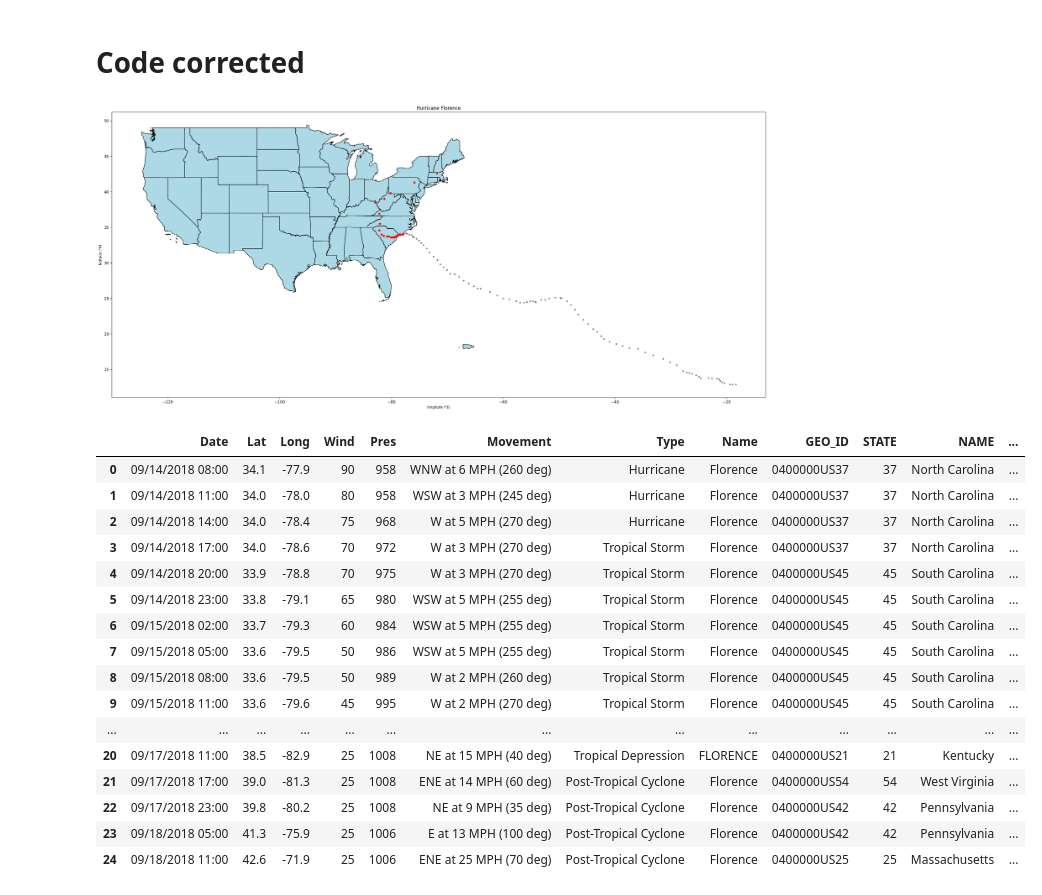
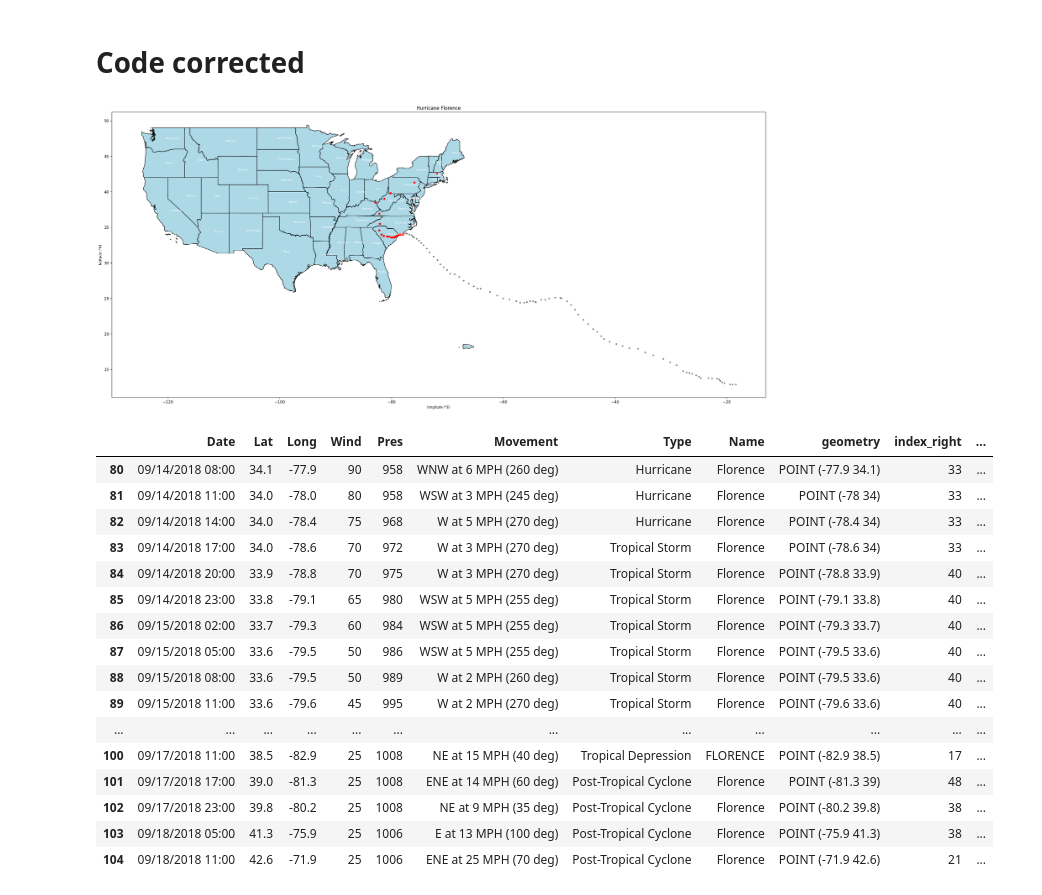
Before and after one commit to LucaSchaerz/2025_Intro_Python, a Jupyter notebook: FEEDBACK_SCHARZ.ipynb, the cells around one changed output. Saved outputs shown, nothing was run; the diff lists cells and outputs as text; code cells hidden in the pictures.

```diff
--- a/FEEDBACK_SCHARZ.ipynb
+++ b/FEEDBACK_SCHARZ.ipynb
@@ -37,7 +84,11 @@ florence = pd.read_csv(track_path)
 florence = florence.drop(["AdvisoryNumber", "Forecaster", "Received"], axis=1)
 
 # Plot the US states (Alaska and Hawaii excluded)
-flagged = country[~country["NAME"].isin(["Alaska", "Hawaii"])]
+# **THE TREE ITERATION OF ERRORS**
+
+# US = ~country.contains('Hawaii'|'Alaska')
+# US = ~country.str.contains('Hawaii'|'Alaska')
+# US = ~country.isin(['Hawaii', 'Alaska'])
 
 # Create a geodataframe from the hurricane florence dataframe
 gdf_florence = gpd.GeoDataFrame(
@@ -46,14 +97,34 @@ gdf_florence = gpd.GeoDataFrame(
     crs="EPSG:4326")
 
 # Plot
-florence_inside = gpd.overlay(gdf_florence, flagged, how="intersection")
+florence_inside = gpd.sjoin(gdf_florence, US, how='inner', predicate='intersects')
 
 fig, ax = plt.subplots(figsize=(30, 20))
-flagged.plot(ax=ax, color="lightblue", edgecolor="black")
+US.plot(ax=ax, color="lightblue", edgecolor="black")
 
 # Red Marker
 gdf_florence.plot(ax=ax, color="grey", markersize=10)
 florence_inside.plot(ax=ax, color="red", markersize=20)
+
+# Give a name
+#for name, geom in zip(US["NAME"], US.geometry):
+    #centroid = geom.centroid
+    #ax.annotate(text=name, xy=(centroid.x, centroid.y),ha="center", fontsize=6, color="white")
+
+# 1st iteration of error
+#for name in US["NAME"]:
+  #centroid= name.centroid
+  #ax.annotate(text=name, xy=(centroid.x, centroid.y),ha="center", fontsize=6, color="white")
+
+# 2nd iteration of error
+for name, geometry in US:
+  centroid= geometry.centroid
+  ax.annotate(text=name, xy=(centroid.x, centroid.y),ha="center", fontsize=6, color="white")
+
+# 3rd iteration now it works
+#for name, geom in zip(US["NAME"], US["geometry"]):
+  #centroid= geom.centroid
+  #ax.annotate(text=name, xy=(centroid.x, centroid.y),ha="center", fontsize=6, color="white")
 
 ax.set_xlabel("longitude (°E)")
 ax.set_ylabel("latitude (°N)")
@@ -62,4 +133,5 @@ plt.show()
 
 #Show the intersect
 florence_inside.head(30)
+US.head(3)
 # %% [output]
@@ -78,51 +150,59 @@ country = gpd.read_file(states_path)
 florence = pd.read_csv(track_path)
 
 #prepare the data
+# HERE IT WORKS !!
 florence = florence.drop(["AdvisoryNumber", "Forecaster", "Received"], axis=1)
 florence["Long"] = 0 - florence["Long"]
 
 # Plot the US states (Alaska and Hawaii excluded)
-flagged = country[~country["NAME"].isin(["Alaska", "Hawaii"])]
+# HERE IT WORKS !!
+US = country[~country["NAME"].isin(["Hawaii", "Alaska"])]
 
 # Create a geodataframe from the hurricane florence dataframe
 gdf_florence = gpd.GeoDataFrame(
     florence,
     geometry=gpd.points_from_xy(florence["Long"], florence["Lat"]),
     crs="EPSG:4326")
 
 # Plot
-florence_inside = gpd.overlay(gdf_florence, flagged, how="intersection")
+florence_inside = gpd.sjoin(gdf_florence, US, how='inner', predicate='intersects')
 
 fig, ax = plt.subplots(figsize=(30, 20))
-flagged.plot(ax=ax, color="lightblue", edgecolor="black")
+US.plot(ax=ax, color="lightblue", edgecolor="black")
 
 # Red Marker
 gdf_florence.plot(ax=ax, color="grey", markersize=10)
 florence_inside.plot(ax=ax, color="red", markersize=20)
+
+# Give a name
+# HERE IT WORKS !!
+for name, geom in zip(US["NAME"], US.geometry):
+    centroid = geom.centroid
+    ax.annotate(text=name, xy=(centroid.x, centroid.y),ha="center", fontsize=6, color="white")
 
 ax.set_xlabel("longitude (°E)")
 ax.set_ylabel("latitude (°N)")
 ax.set_title("Hurricane Florence")
 plt.show()
 
 #Show the intersect
 florence_inside.head(30)
 # %% [output]
 [figure]
-|  | Date | Lat | Long | Wind | Pres | Movement | Type | Name | GEO_ID | STATE | NAME | ... |
-| 0 | 09/14/2018 08:00 | 34.1 | -77.9 | 90 | 958 | WNW at 6 MPH (260 deg) | Hurricane | Florence | 0400000US37 | 37 | North Carolina | ... |
-| 1 | 09/14/2018 11:00 | 34.0 | -78.0 | 80 | 958 | WSW at 3 MPH (245 deg) | Hurricane | Florence | 0400000US37 | 37 | North Carolina | ... |
-| 2 | 09/14/2018 14:00 | 34.0 | -78.4 | 75 | 968 | W at 5 MPH (270 deg) | Hurricane | Florence | 0400000US37 | 37 | North Carolina | ... |
-| 3 | 09/14/2018 17:00 | 34.0 | -78.6 | 70 | 972 | W at 3 MPH (270 deg) | Tropical Storm | Florence | 0400000US37 | 37 | North Carolina | ... |
-| 4 | 09/14/2018 20:00 | 33.9 | -78.8 | 70 | 975 | W at 3 MPH (270 deg) | Tropical Storm | Florence | 0400000US45 | 45 | South Carolina | ... |
-| 5 | 09/14/2018 23:00 | 33.8 | -79.1 | 65 | 980 | WSW at 5 MPH (255 deg) | Tropical Storm | Florence | 0400000US45 | 45 | South Carolina | ... |
-| 6 | 09/15/2018 02:00 | 33.7 | -79.3 | 60 | 984 | WSW at 5 MPH (255 deg) | Tropical Storm | Florence | 0400000US45 | 45 | South Carolina | ... |
-| 7 | 09/15/2018 05:00 | 33.6 | -79.5 | 50 | 986 | WSW at 5 MPH (255 deg) | Tropical Storm | Florence | 0400000US45 | 45 | South Carolina | ... |
-| 8 | 09/15/2018 08:00 | 33.6 | -79.5 | 50 | 989 | W at 2 MPH (260 deg) | Tropical Storm | Florence | 0400000US45 | 45 | South Carolina | ... |
-| 9 | 09/15/2018 11:00 | 33.6 | -79.6 | 45 | 995 | W at 2 MPH (270 deg) | Tropical Storm | Florence | 0400000US45 | 45 | South Carolina | ... |
-| ... | ... | ... | ... | ... | ... | ... | ... | ... | ... | ... | ... | ... |
-| 20 | 09/17/2018 11:00 | 38.5 | -82.9 | 25 | 1008 | NE at 15 MPH (40 deg) | Tropical Depression | FLORENCE | 0400000US21 | 21 | Kentucky | ... |
-| 21 | 09/17/2018 17:00 | 39.0 | -81.3 | 25 | 1008 | ENE at 14 MPH (60 deg) | Post-Tropical Cyclone | Florence | 0400000US54 | 54 | West Virginia | ... |
-| 22 | 09/17/2018 23:00 | 39.8 | -80.2 | 25 | 1008 | NE at 9 MPH (35 deg) | Post-Tropical Cyclone | Florence | 0400000US42 | 42 | Pennsylvania | ... |
-| 23 | 09/18/2018 05:00 | 41.3 | -75.9 | 25 | 1006 | E at 13 MPH (100 deg) | Post-Tropical Cyclone | Florence | 0400000US42 | 42 | Pennsylvania | ... |
-| 24 | 09/18/2018 11:00 | 42.6 | -71.9 | 25 | 1006 | ENE at 25 MPH (70 deg) | Post-Tropical Cyclone | Florence | 0400000US25 | 25 | Massachusetts | ... |
+|  | Date | Lat | Long | Wind | Pres | Movement | Type | Name | geometry | index_right | ... |
+| 80 | 09/14/2018 08:00 | 34.1 | -77.9 | 90 | 958 | WNW at 6 MPH (260 deg) | Hurricane | Florence | POINT (-77.9 34.1) | 33 | ... |
+| 81 | 09/14/2018 11:00 | 34.0 | -78.0 | 80 | 958 | WSW at 3 MPH (245 deg) | Hurricane | Florence | POINT (-78 34) | 33 | ... |
+| 82 | 09/14/2018 14:00 | 34.0 | -78.4 | 75 | 968 | W at 5 MPH (270 deg) | Hurricane | Florence | POINT (-78.4 34) | 33 | ... |
+| 83 | 09/14/2018 17:00 | 34.0 | -78.6 | 70 | 972 | W at 3 MPH (270 deg) | Tropical Storm | Florence | POINT (-78.6 34) | 33 | ... |
+| 84 | 09/14/2018 20:00 | 33.9 | -78.8 | 70 | 975 | W at 3 MPH (270 deg) | Tropical Storm | Florence | POINT (-78.8 33.9) | 40 | ... |
+| 85 | 09/14/2018 23:00 | 33.8 | -79.1 | 65 | 980 | WSW at 5 MPH (255 deg) | Tropical Storm | Florence | POINT (-79.1 33.8) | 40 | ... |
+| 86 | 09/15/2018 02:00 | 33.7 | -79.3 | 60 | 984 | WSW at 5 MPH (255 deg) | Tropical Storm | Florence | POINT (-79.3 33.7) | 40 | ... |
+| 87 | 09/15/2018 05:00 | 33.6 | -79.5 | 50 | 986 | WSW at 5 MPH (255 deg) | Tropical Storm | Florence | POINT (-79.5 33.6) | 40 | ... |
+| 88 | 09/15/2018 08:00 | 33.6 | -79.5 | 50 | 989 | W at 2 MPH (260 deg) | Tropical Storm | Florence | POINT (-79.5 33.6) | 40 | ... |
+| 89 | 09/15/2018 11:00 | 33.6 | -79.6 | 45 | 995 | W at 2 MPH (270 deg) | Tropical Storm | Florence | POINT (-79.6 33.6) | 40 | ... |
+| ... | ... | ... | ... | ... | ... | ... | ... | ... | ... | ... | ... |
+| 100 | 09/17/2018 11:00 | 38.5 | -82.9 | 25 | 1008 | NE at 15 MPH (40 deg) | Tropical Depression | FLORENCE | POINT (-82.9 38.5) | 17 | ... |
+| 101 | 09/17/2018 17:00 | 39.0 | -81.3 | 25 | 1008 | ENE at 14 MPH (60 deg) | Post-Tropical Cyclone | Florence | POINT (-81.3 39) | 48 | ... |
+| 102 | 09/17/2018 23:00 | 39.8 | -80.2 | 25 | 1008 | NE at 9 MPH (35 deg) | Post-Tropical Cyclone | Florence | POINT (-80.2 39.8) | 38 | ... |
+| 103 | 09/18/2018 05:00 | 41.3 | -75.9 | 25 | 1006 | E at 13 MPH (100 deg) | Post-Tropical Cyclone | Florence | POINT (-75.9 41.3) | 38 | ... |
+| 104 | 09/18/2018 11:00 | 42.6 | -71.9 | 25 | 1006 | ENE at 25 MPH (70 deg) | Post-Tropical Cyclone | Florence | POINT (-71.9 42.6) | 21 | ... |
```
Also changed, not shown: parts of 7 cells of this notebook.
